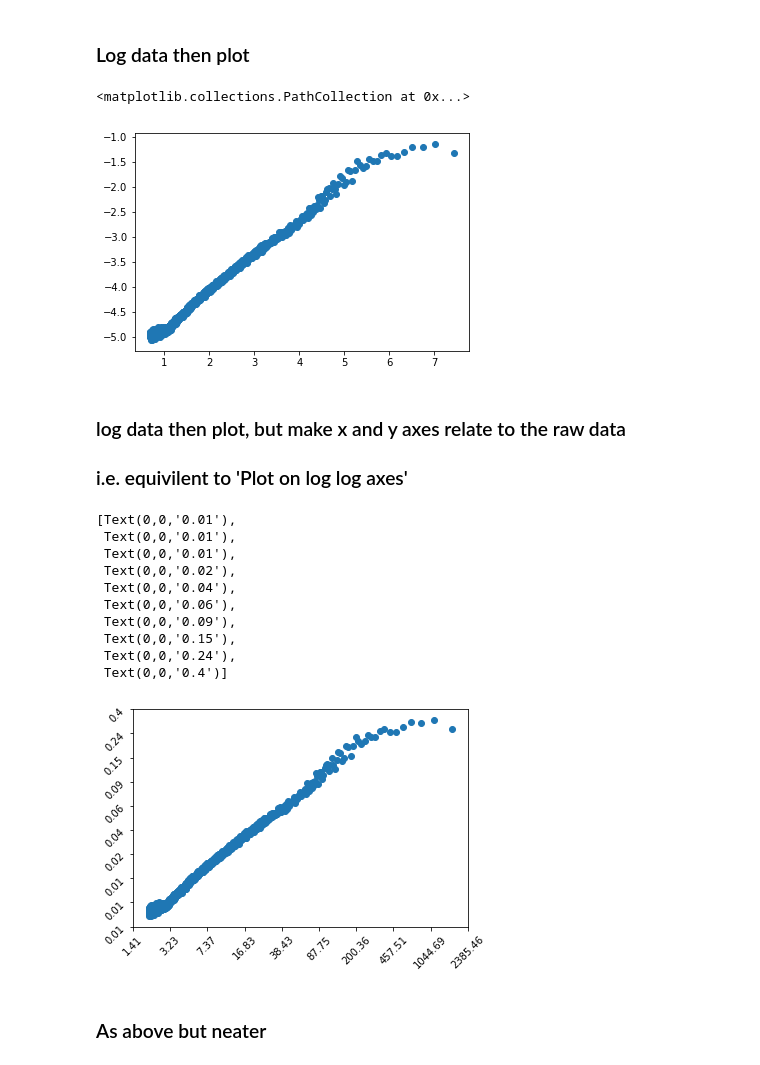
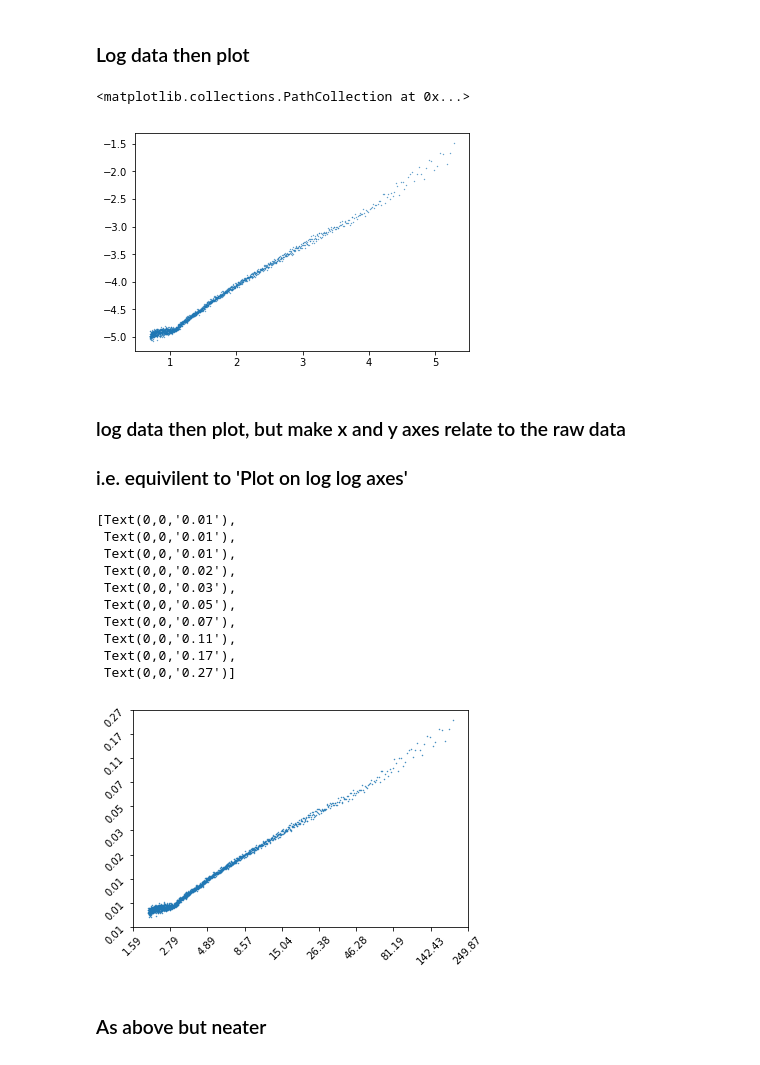
Before and after one commit to PaulHalloran/Jupiter_notebooks_halloran, a Jupyter notebook: log_data_displaying.ipynb, the cells around one changed output. Saved outputs shown, nothing was run; the diff lists cells and outputs as text; code cells hidden in the pictures.

```diff
--- a/log_data_displaying.ipynb
+++ b/log_data_displaying.ipynb
@@ -17,0 +13,3 @@ plt.scatter(x,y)
+# %%
+loc = np.where(x < 200.0)
+plt.scatter(x[loc],y[loc])
@@ -25,44 +26,44 @@ plt.loglog(x,y)
 # %% [markdown]
 ### Log data then plot
 # %%
-x2 = np.log(x)
-y2 = np.log(y)
+x2 = np.log(x[loc])
+y2 = np.log(y[loc])
 
-plt.scatter(x2,y2)
+plt.scatter(x2,y2,s=0.1)
 # %% [output]
 <matplotlib.collections.PathCollection at 0x...>
-[figure, old version]
+[figure, new version]
 # %% [markdown]
 ### log data then plot, but make x and y axes relate to the raw data
 ### i.e. equivilent to 'Plot on log log axes'
 # %%
-x2 = np.log(x)
-y2 = np.log(y)
+# x2 = np.log(x)
+# y2 = np.log(y)
 
 fig, ax = plt.subplots()
-ax.scatter(x2,y2)
+ax.scatter(x2,y2,s=0.2)
 
 xmin, xmax = ax.get_xlim()
 xticks = np.linspace(xmin,xmax,10)
 ax.set_xticks(xticks)
 ax.set_xticklabels(np.exp(xticks).round(2), rotation=45)
 
 ymin, ymax = ax.get_ylim()
 yticks = np.linspace(ymin,ymax,10)
 ax.set_yticks(yticks)
 ax.set_yticklabels(np.exp(yticks).round(2), rotation=45)
 # %% [output]
 [Text(0,0,'0.01'),
  Text(0,0,'0.01'),
  Text(0,0,'0.01'),
  Text(0,0,'0.02'),
- Text(0,0,'0.04'),
- Text(0,0,'0.06'),
- Text(0,0,'0.09'),
- Text(0,0,'0.15'),
- Text(0,0,'0.24'),
- Text(0,0,'0.4')]
+ Text(0,0,'0.03'),
+ Text(0,0,'0.05'),
+ Text(0,0,'0.07'),
+ Text(0,0,'0.11'),
+ Text(0,0,'0.17'),
+ Text(0,0,'0.27')]
-[figure, old version]
+[figure, new version]
 # %% [markdown]
 ### As above but neater
 # %%
```
Also changed, not shown: parts of 5 cells of this notebook.
